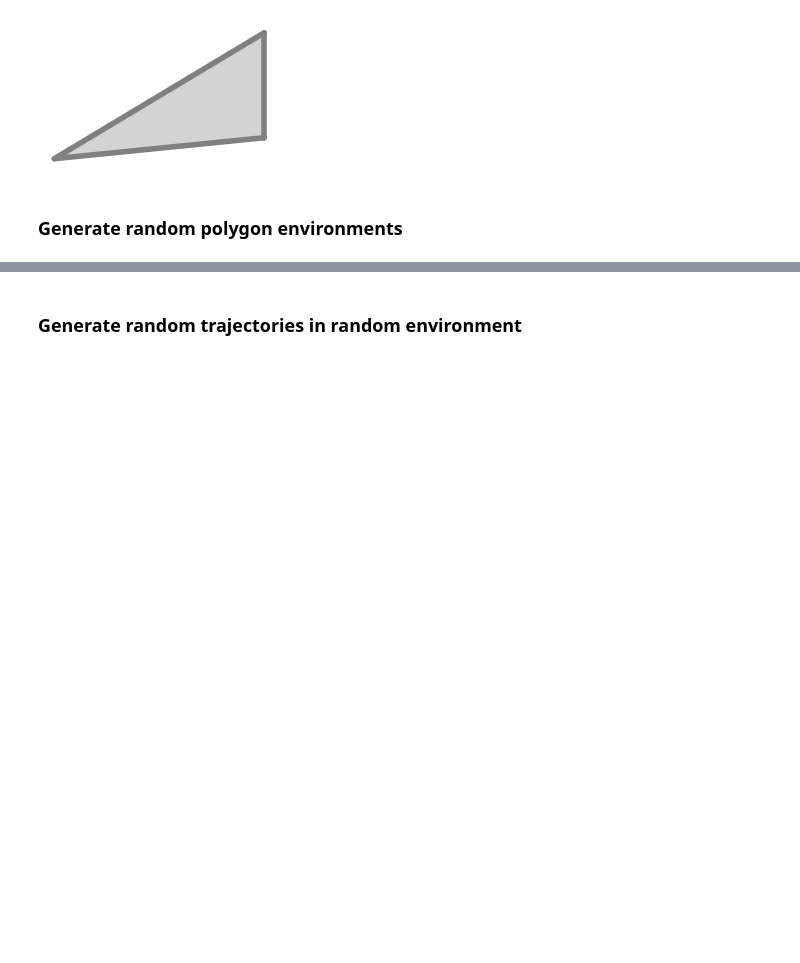
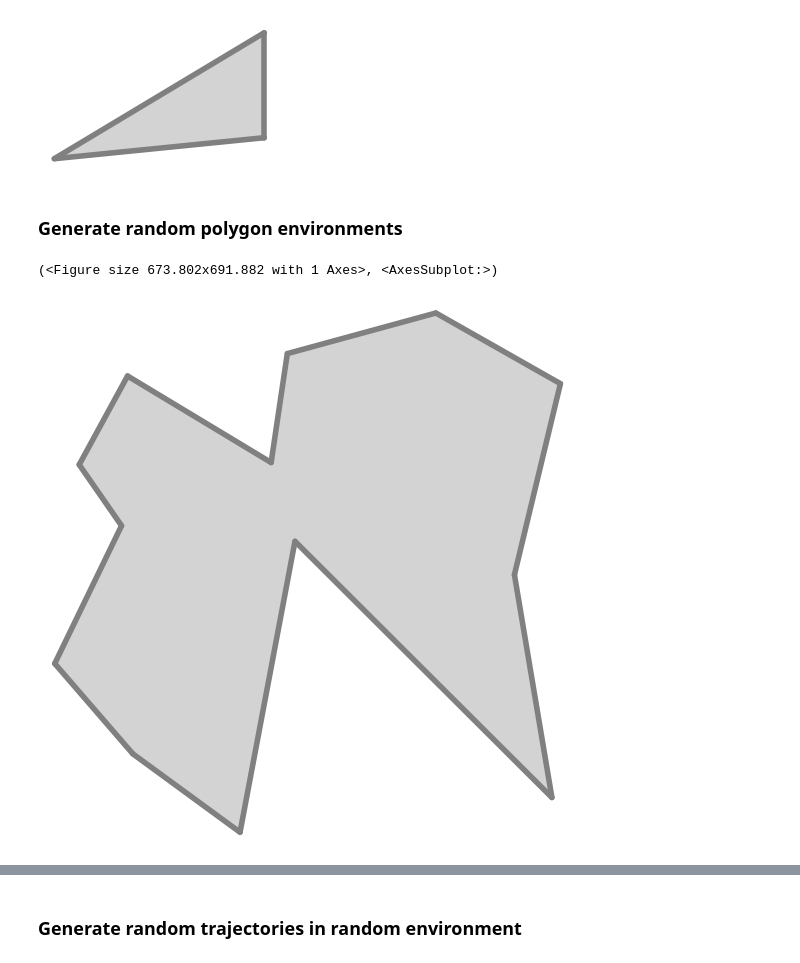
Before and after one commit to bioAI-Oslo/ConjunctiveRepresentations, a Jupyter notebook: ratinabox_test.ipynb, the cells around one changed output, grey strips where cells are left out. Drawn from its saved outputs; the diff is of its cells as text; code cells hidden in the pictures; blank space fills up the shorter version.

```diff
--- a/ratinabox_test.ipynb
+++ b/ratinabox_test.ipynb
@@ -45,4 +45,8 @@ env.plot_environment()
 # %% [markdown]
 ### Generate random polygon environments
 # %%
-envs = generate_random_polygon_envs(num_envs=5, avg_radius=1, irregularity=0.5, spikiness=0.5, max_num_vertices=20)
+env = generate_random_polygon_env(avg_radius=1, irregularity=0.5, spikiness=0.5, max_num_vertices=20)
+env.plot_environment()
+# %% [output]
+(<Figure size 673.802x691.882 with 1 Axes>, <AxesSubplot:>)
+[figure, added]
```
Also changed, not shown: parts of 7 cells of this notebook, 3 other files.
